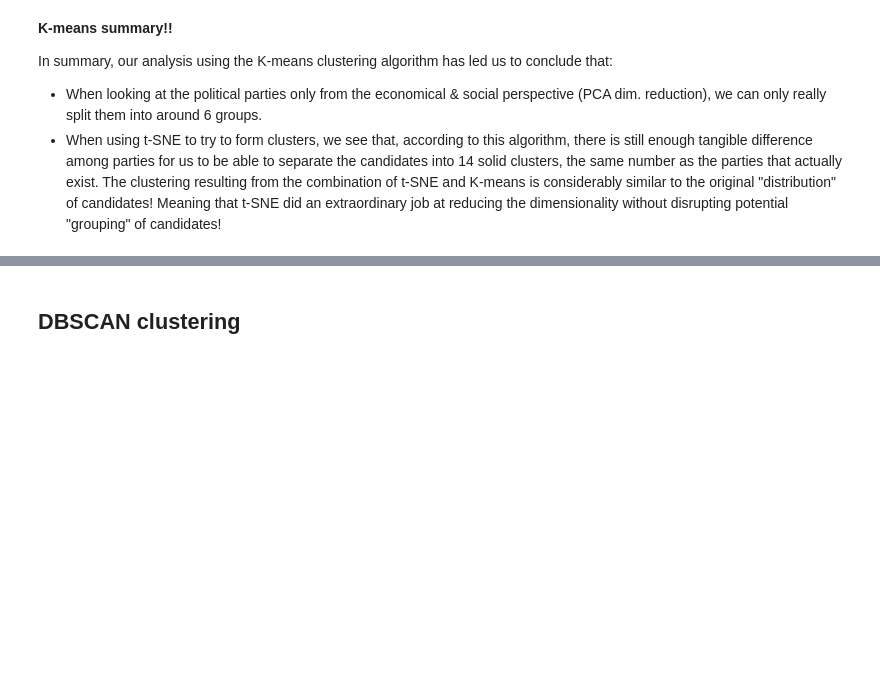
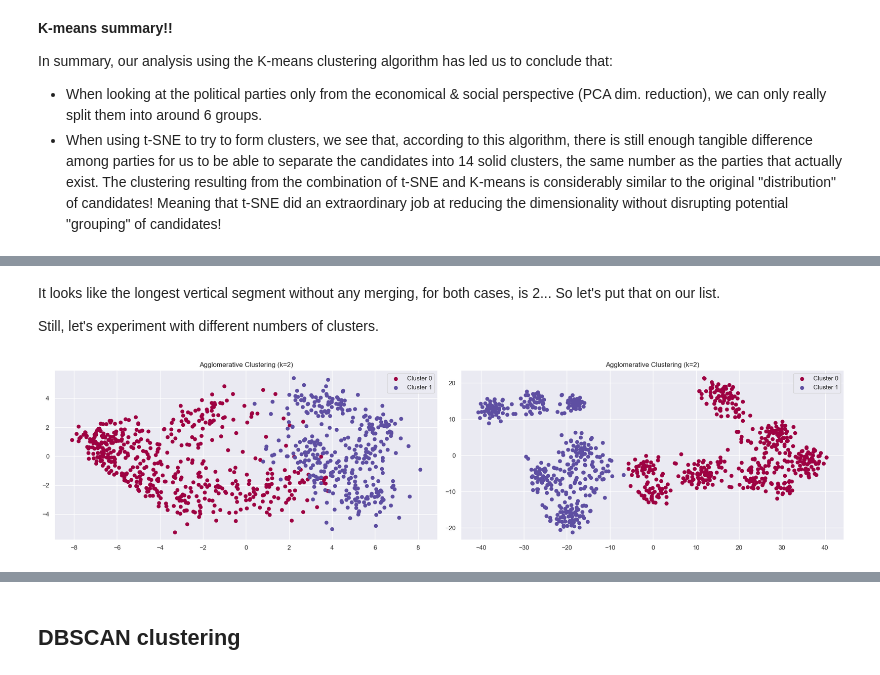
Before and after one commit to maksio420/ML, a Jupyter notebook: 5-clustering/Candidate-Test-2022-II-LAU.ipynb, the cells around one changed output, grey strips where cells are left out. Drawn from its saved outputs; the diff is of its cells as text; code cells hidden in the pictures; blank space fills up the shorter version.

```diff
--- a/5-clustering/Candidate-Test-2022-II-LAU.ipynb
+++ b/5-clustering/Candidate-Test-2022-II-LAU.ipynb
@@ -421,0 +454,29 @@ In summary, our analysis using the K-means clustering algorithm has led us to co
+# %% [markdown]
+It looks like the longest vertical segment without any merging, for both cases, is 2... So let's put that on our list.
+
+Still, let's experiment with different numbers of clusters.
+# %%
+def plot_agg_clustering(ks, method):
+    fig, axes = plt.subplots(1, 2, figsize=(20, 5))
+    exes = [X_pca, politcal_tsne]
+
+    for i, (X, ax) in enumerate(zip(exes, axes)):
+        agg = AgglomerativeClustering(n_clusters=ks[i], linkage=method)
+        labels = agg.fit_predict(X)
+
+        unique_labels = set(labels)
+        colors = [plt.cm.Spectral(each) for each in np.linspace(0, 1, len(unique_labels))]
+
+        for cluster_label, color in zip(unique_labels, colors):
+            cluster_points = X[labels == cluster_label]
+            ax.scatter(cluster_points[:, 0], cluster_points[:, 1], color=color, label=f'Cluster {cluster_label}')
+
+        ax.set_title(f'Agglomerative Clustering (k={ks[i]})')
+        ax.legend()
+
+    plt.tight_layout()
+    plt.show()
+
+plot_agg_clustering([2,2], 'ward')
+# %% [output]
+[figure, added]
```
Also changed, not shown: parts of 33 cells of this notebook.
